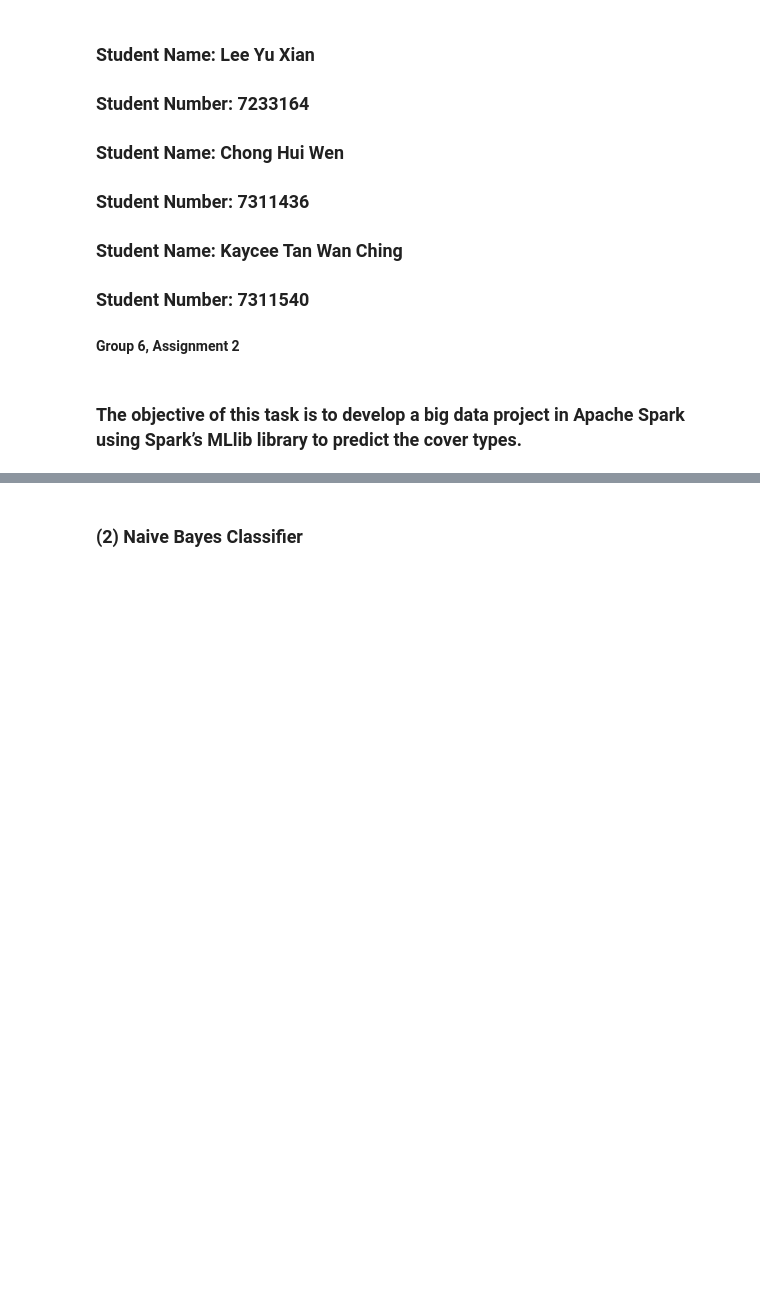
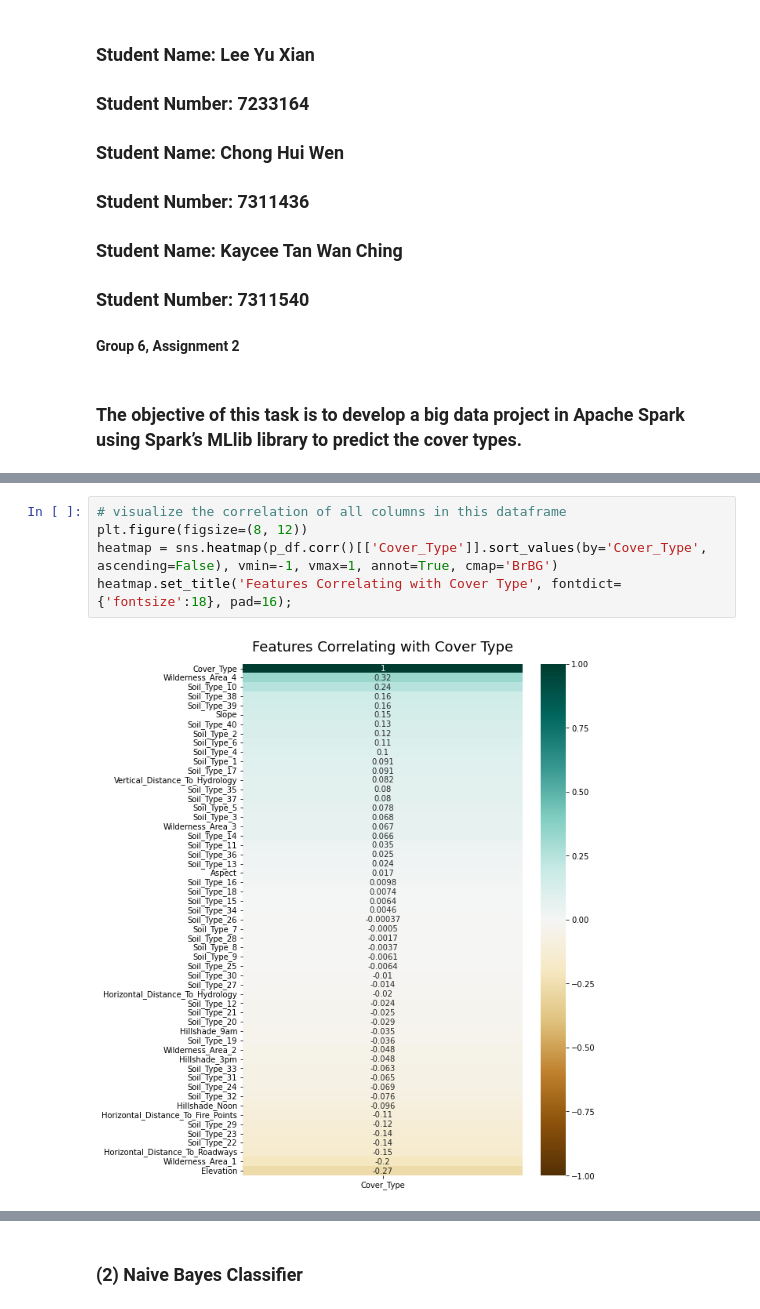
Before and after one commit to lyx97/CSCI316, a Jupyter notebook: Group 6/CSCI316_A2_Group_LeeYuXian_ChongHuiWen_TanKayceeWanChing.ipynb, the cells around one changed output, grey strips where cells are left out. Drawn from its saved outputs; the diff is of its cells as text; blank space fills up the shorter version.

```diff
--- a/Group 6/CSCI316_A2_Group_LeeYuXian_ChongHuiWen_TanKayceeWanChing.ipynb
+++ b/Group 6/CSCI316_A2_Group_LeeYuXian_ChongHuiWen_TanKayceeWanChing.ipynb
@@ -616,0 +306,7 @@ After tuning the model:
+# %%
+# visualize the correlation of all columns in this dataframe
+plt.figure(figsize=(8, 12))
+heatmap = sns.heatmap(p_df.corr()[['Cover_Type']].sort_values(by='Cover_Type', ascending=False), vmin=-1, vmax=1, annot=True, cmap='BrBG')
+heatmap.set_title('Features Correlating with Cover Type', fontdict={'fontsize':18}, pad=16);
+# %% [output]
+[figure, added]
```
Also changed, not shown: parts of 112 cells of this notebook, 1 other file.
